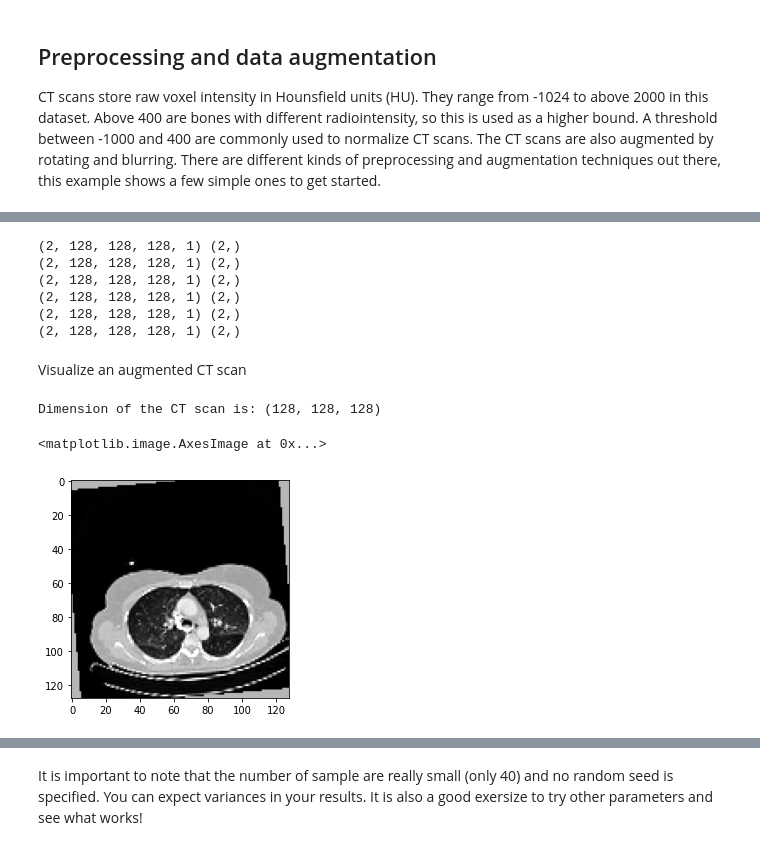
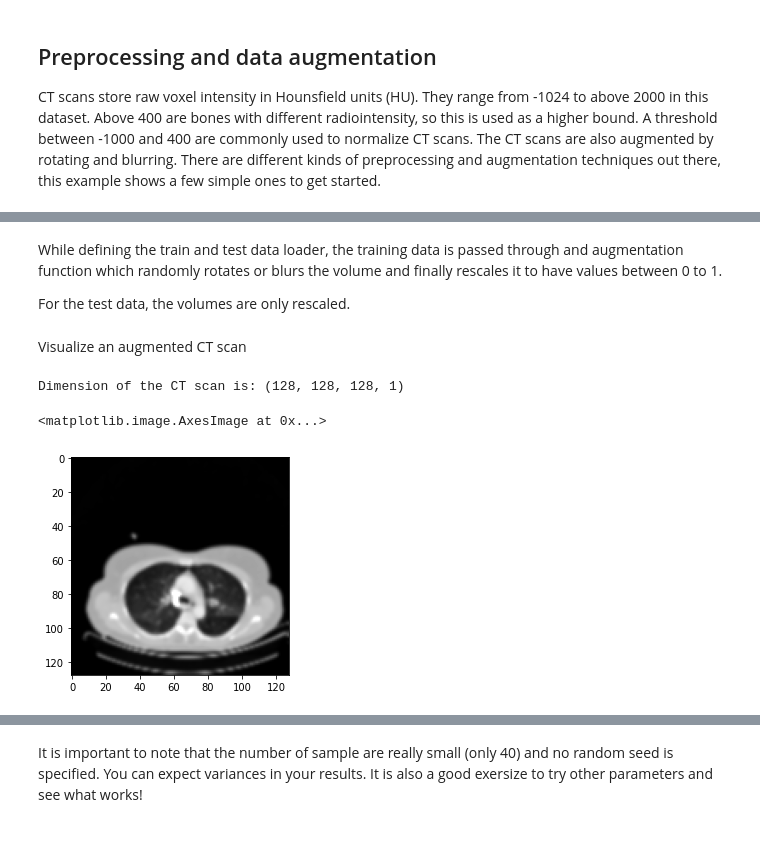
Before and after one commit to hasibzunair/3D-image-classification-tutorial, a Jupyter notebook: 3D_image_classification.ipynb, the cells around one changed output, grey strips where cells are left out. Cells and saved outputs as stored; diff of their text form; code cells hidden in the pictures.

Commit message:
on the fly data 3D data augmentation

```diff
--- a/3D_image_classification.ipynb
+++ b/3D_image_classification.ipynb
@@ -174,6 +178,7 @@ Read the scans from the class directories and assign labels.
 Lastly, split the dataset into train and test subsets.
 # %%
 # read and process the scans
+# each scan is resized across width, height, and depth
 right_scans = np.array([process_scan(path) for path in right_scan_paths])
 left_scans = np.array([process_scan(path) for path in left_scan_paths])
 
@@ -184,16 +189,9 @@ left_labels = np.array([0 for _ in range(len(left_scans))])
 
 # split data in the ratio 70-30 for training and testing
 x_train = np.concatenate((right_scans[:14], left_scans[:14]), axis=0)
-x_train = np.expand_dims(x_train, axis=4)
 y_train = np.concatenate((right_labels[:14], left_labels[:14]), axis=0)
 x_test = np.concatenate((right_scans[14:], left_scans[14:]), axis=0)
-x_test = np.expand_dims(x_test, axis=4)
 y_test = np.concatenate((right_labels[14:], left_labels[14:]), axis=0)
-print(
-    "After train and test split:",
-    x_train.shape,
-    y_train.shape,
-    x_test.shape,
-    y_test.shape,
-)
+print("Number of samples in train and test are %d and %d."
+      %(x_train.shape[0], x_test.shape[0]))
 # %% [output]
@@ -292,10 +280,14 @@ for element in train_dataset.as_numpy_iterator():
-# %%
-for element in test_dataset.as_numpy_iterator():
-  print(element[0].shape, element[1].shape)
-# %% [output]
-(2, 128, 128, 128, 1) (2,)
-(2, 128, 128, 128, 1) (2,)
-(2, 128, 128, 128, 1) (2,)
-(2, 128, 128, 128, 1) (2,)
-(2, 128, 128, 128, 1) (2,)
-(2, 128, 128, 128, 1) (2,)
+# %% [markdown]
+While defining the train and test data loader, the training data is passed through and augmentation function which randomly rotates or blurs the volume and finally rescales it to have values between 0 to 1.
+
+For the test data, the volumes are only rescaled.
+# %%
+# define data loaders
+train_dataset = tf.data.Dataset.from_tensor_slices((x_train, y_train))
+test_dataset = tf.data.Dataset.from_tensor_slices((x_test, y_test))
+
+batch_size = 2
+# augment the on the fly during training
+train_dataset = train_dataset.shuffle(len(x_train)).map(train_augment).batch(batch_size)
+# only rescale
+test_dataset = test_dataset.shuffle(len(x_test)).map(test_augment).batch(batch_size)
@@ -304,10 +301,13 @@ Visualize an augmented CT scan
 # %%
 import matplotlib.pyplot as plt
 
-img = x_train_aug[20]
-print("Dimension of the CT scan is:", img.shape)
-plt.imshow(img[:,:,80], cmap="gray")
+data = train_dataset.take(1)
+images, labels = list(data)[0]
+images = images.numpy()
+image = images[0]
+print("Dimension of the CT scan is:", image.shape)
+plt.imshow(np.squeeze(image[:,:,80]), cmap="gray")
 # %% [output]
-Dimension of the CT scan is: (128, 128, 128)
+Dimension of the CT scan is: (128, 128, 128, 1)
 <matplotlib.image.AxesImage at 0x...>
-[figure, old version]
+[figure, new version]
```
Also changed, not shown: parts of 19 cells of this notebook.
